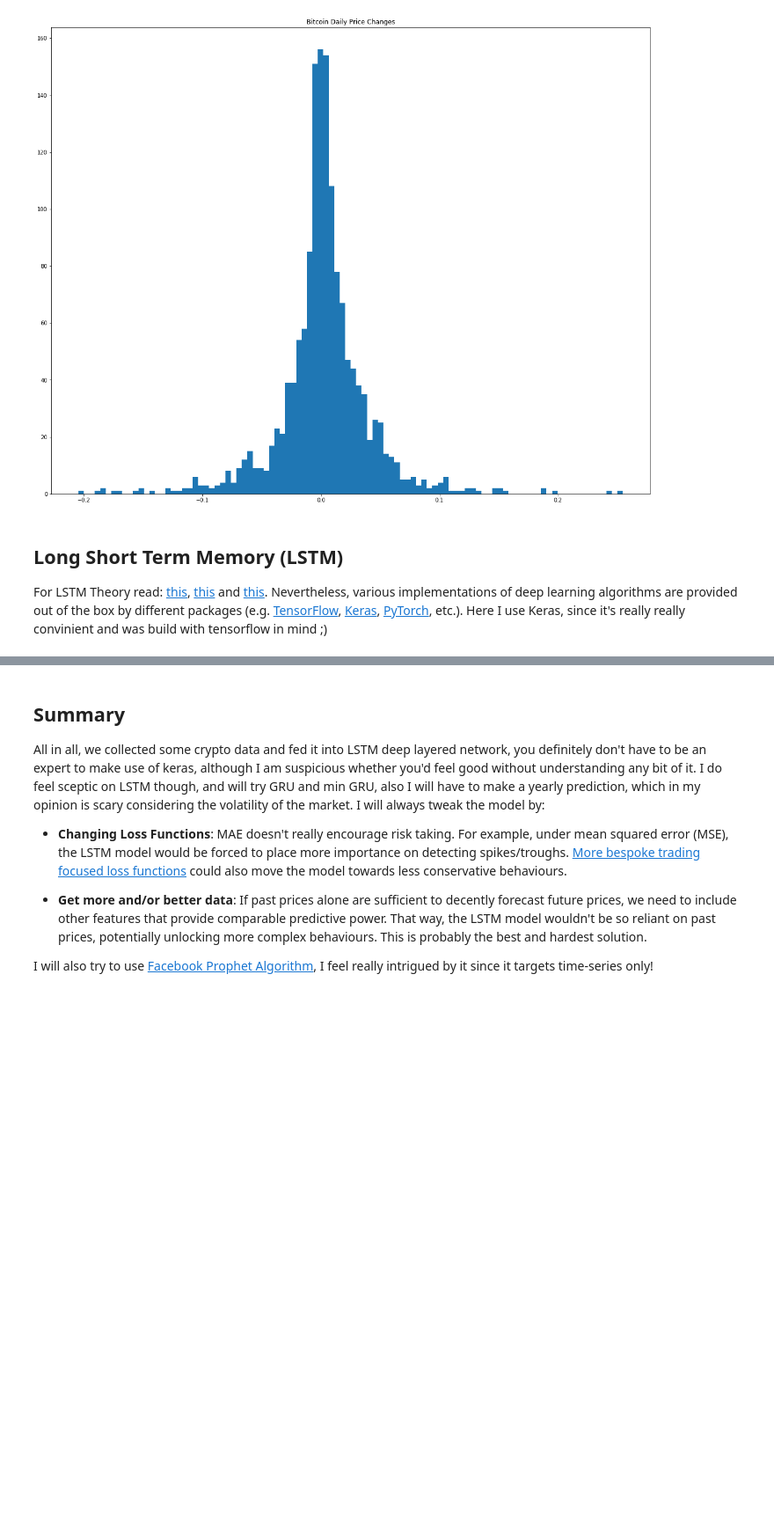
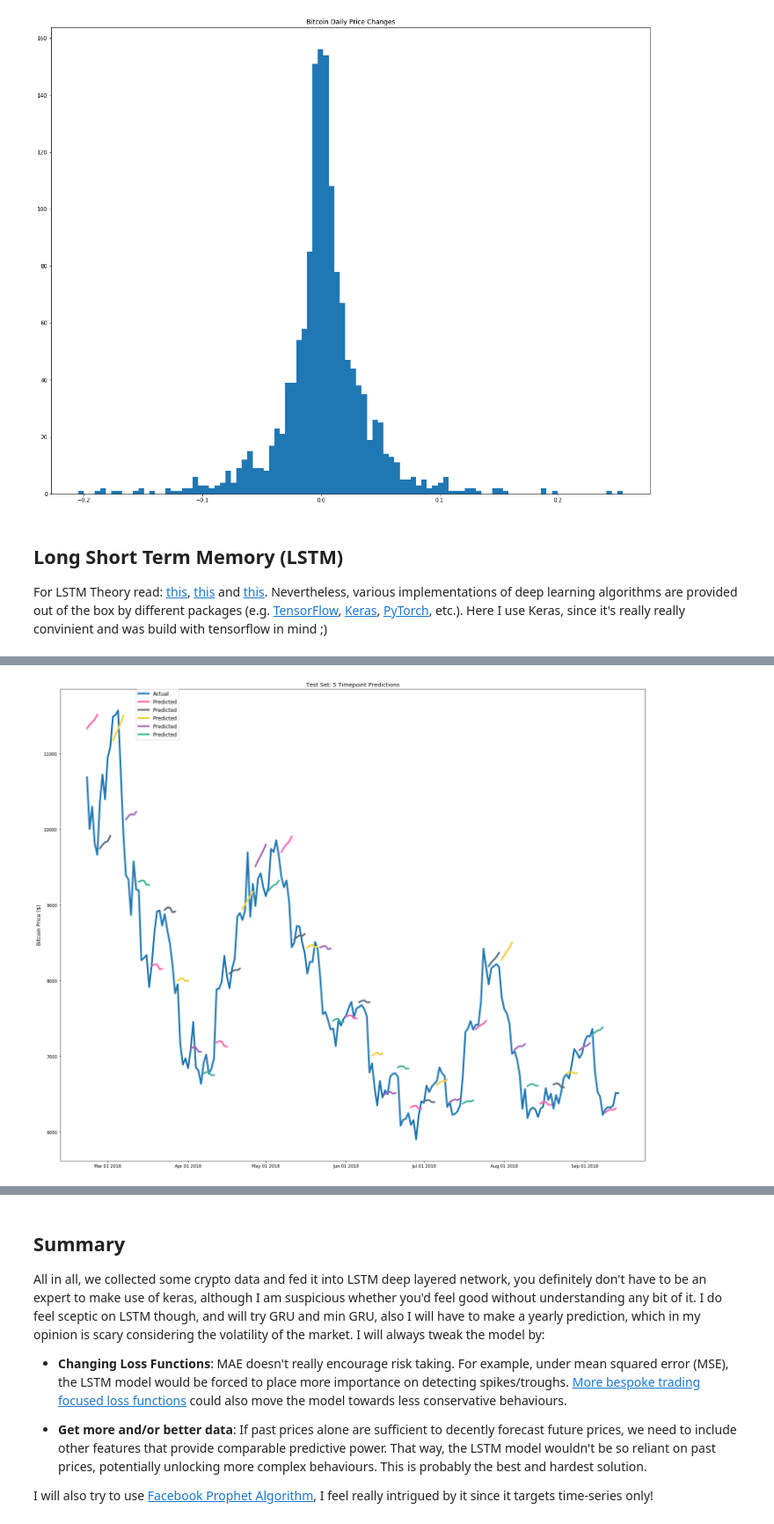
Before and after one commit to kejsiStruga/bitcoin-price-prediction, a Jupyter notebook: Cryptoprices-LSTM (copy).ipynb, the cells around one changed output, grey strips where cells are left out. Shown at 88% size. Drawn from its saved outputs; the diff is of its cells as text; code cells hidden in the pictures; blank space fills up the shorter version.

```diff
--- a/Cryptoprices-LSTM (copy).ipynb
+++ b/Cryptoprices-LSTM (copy).ipynb
@@ -353,0 +311,18 @@ Epoch 50/50
+# %%
+# random seed for reproducibility
+np.random.seed(202)
+# we'll try to predict the closing price for the next 5 days
+# change this value if you want to make longer/shorter prediction
+pred_range = 10
+# initialise model architecture
+bt_model = build_model(LSTM_training_inputs, output_size=pred_range, neurons = 20)
+# model output is next 5 prices normalised to 10th previous closing price
+LSTM_training_outputs = []
+for i in range(window_len, len(training_set['bt_Close'])-pred_range):
+    LSTM_training_outputs.append((training_set['bt_Close'][i:i+pred_range].values/
+                                  training_set['bt_Close'].values[i-window_len])-1)
+LSTM_training_outputs = np.array(LSTM_training_outputs)
+# train model on data
+# note: eth_history contains information on the training error per epoch
+bt_history = bt_model.fit(LSTM_training_inputs[:-pred_range], LSTM_training_outputs,
+                            epochs=50, batch_size=1, verbose=2, shuffle=True)
@@ -354,3 +347,29 @@ Epoch 50/50
+# %%
+# little bit of reformatting the predictions to closing prices
+bt_pred_prices = ((bt_model.predict(LSTM_test_inputs)[:-pred_range][::pred_range]+1)*\
+                   test_set['bt_Close'].values[:-(window_len + pred_range)][::pred_range].reshape(int(np.ceil((len(LSTM_test_inputs)-pred_range)/float(pred_range))),1))
+
+pred_colors = ["#FF69B4", "#5D6D7E", "#F4D03F","#A569BD","#45B39D"]
+fig, ax1 = plt.subplots()
+ax1.set_xticks([datetime.date(2018,i+1,1) for i in range(12)])
+ax1.set_xticklabels([datetime.date(2018,i+1,1).strftime('%b %d %Y')  for i in range(12)])
+ax1.plot(model_data[model_data['Date']>= split_date]['Date'][window_len:].astype(datetime.datetime),
+         test_set['bt_Close'][window_len:], label='Actual')
+for i, bt_pred in enumerate(bt_pred_prices):
+    # Only adding lines to the legend once
+    if i<pred_range:
+        ax1.plot(model_data[model_data['Date']>= split_date]['Date'][window_len:].astype(datetime.datetime)[i*pred_range:i*pred_range+pred_range],
+                 bt_pred, color=pred_colors[i%pred_range], label="Predicted")
+    else:
+        ax1.plot(model_data[model_data['Date']>= split_date]['Date'][window_len:].astype(datetime.datetime)[i*pred_range:i*pred_range+pred_range],
+                 bt_pred, color=pred_colors[i%pred_range])
+ax1.set_title('Test Set: 5 Timepoint Predictions',fontsize=13)
+ax1.set_ylabel('Bitcoin Price ($)',fontsize=12)
+ax1.legend(bbox_to_anchor=(0.13, 1), loc=2, borderaxespad=0., prop={'size': 12})
+fig.tight_layout()
+plt.show()
+# %% [output]
+[figure, added]
 # %%
 from mpl_toolkits.axes_grid1.inset_locator import zoomed_inset_axes
 from mpl_toolkits.axes_grid1.inset_locator import mark_inset
```
Also changed, not shown: parts of 20 cells of this notebook, 2 other files.
